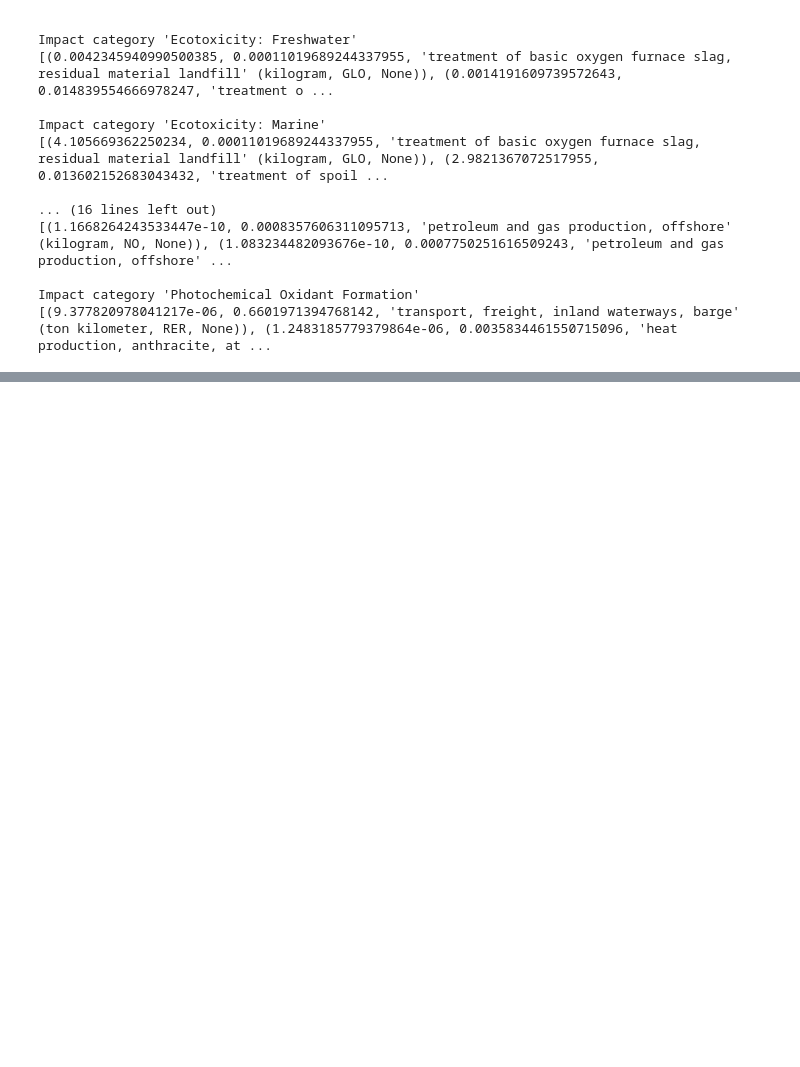
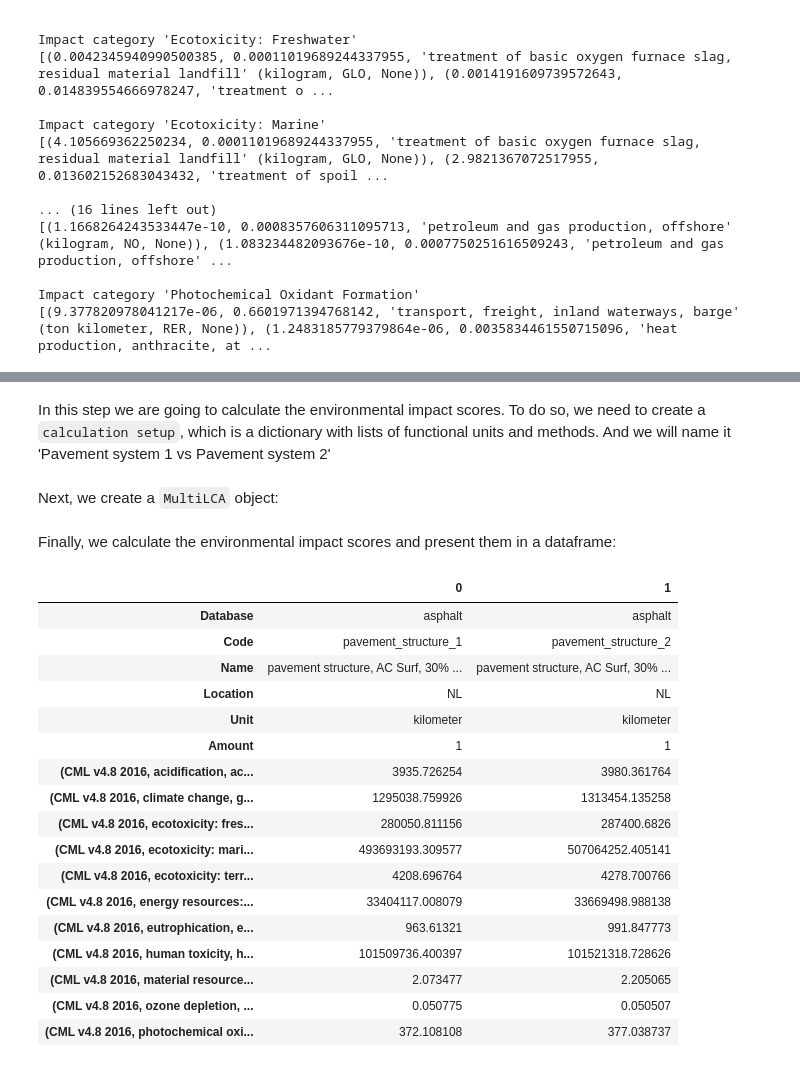
Before and after one commit to andreavargasf/SustainableTransportationInfra, a Jupyter notebook: 3_StaticLCA.ipynb, the cells around one changed output, grey strips where cells are left out. Drawn from its saved outputs; the diff is of its cells as text; code cells hidden in the pictures; blank space fills up the shorter version.

```diff
--- a/3_StaticLCA.ipynb
+++ b/3_StaticLCA.ipynb
@@ -604,0 +857,2 @@ df_results
+# %% [markdown]
+In this step we are going to calculate the environmental impact scores. To do so, we need to create a `calculation setup`, which is a dictionary with lists of functional units and methods. And we will name it 'Pavement system 1 vs Pavement system 2'
@@ -604,0 +861,41 @@ df_results
+# %% [markdown]
+Next, we create a `MultiLCA` object:
+# %%
+myMultiLCA = bc.MultiLCA('Pavement system 1 vs Pavement system 2')
+# %% [markdown]
+Finally, we calculate the environmental impact scores and present them in a dataframe:
+# %%
+scores = pd.DataFrame(myMultiLCA.results, columns=myMultiLCA.methods)
+
+as_activities = [
+    (bc.get_activity(key), amount)
+    for dct in myMultiLCA.func_units
+    for key, amount in dct.items()
+]
+nicer_fu = pd.DataFrame(
+    [
+        (x['database'], x['code'], x['name'], x['location'], x['unit'], y)
+        for x, y in as_activities
+    ],
+    columns=('Database', 'Code', 'Name', 'Location', 'Unit', 'Amount')
+)
+pd.concat([nicer_fu, scores], axis=1).T
+# %% [output]
+|  | 0 | 1 |
+| Database | asphalt | asphalt |
+| Code | pavement_structure_1 | pavement_structure_2 |
+| Name | pavement structure, AC Surf, 30% ... | pavement structure, AC Surf, 30% ... |
+| Location | NL | NL |
+| Unit | kilometer | kilometer |
+| Amount | 1 | 1 |
+| (CML v4.8 2016, acidification, ac... | 3935.726254 | 3980.361764 |
+| (CML v4.8 2016, climate change, g... | 1295038.759926 | 1313454.135258 |
+| (CML v4.8 2016, ecotoxicity: fres... | 280050.811156 | 287400.6826 |
+| (CML v4.8 2016, ecotoxicity: mari... | 493693193.309577 | 507064252.405141 |
+| (CML v4.8 2016, ecotoxicity: terr... | 4208.696764 | 4278.700766 |
+| (CML v4.8 2016, energy resources:... | 33404117.008079 | 33669498.988138 |
+| (CML v4.8 2016, eutrophication, e... | 963.61321 | 991.847773 |
+| (CML v4.8 2016, human toxicity, h... | 101509736.400397 | 101521318.728626 |
+| (CML v4.8 2016, material resource... | 2.073477 | 2.205065 |
+| (CML v4.8 2016, ozone depletion, ... | 0.050775 | 0.050507 |
+| (CML v4.8 2016, photochemical oxi... | 372.108108 | 377.038737 |
```
Also changed, not shown: parts of 82 cells of this notebook, 7 other files.
